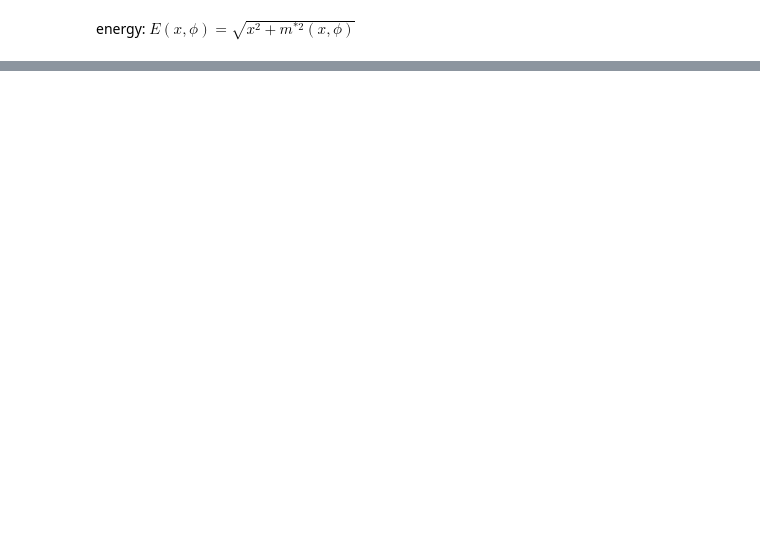
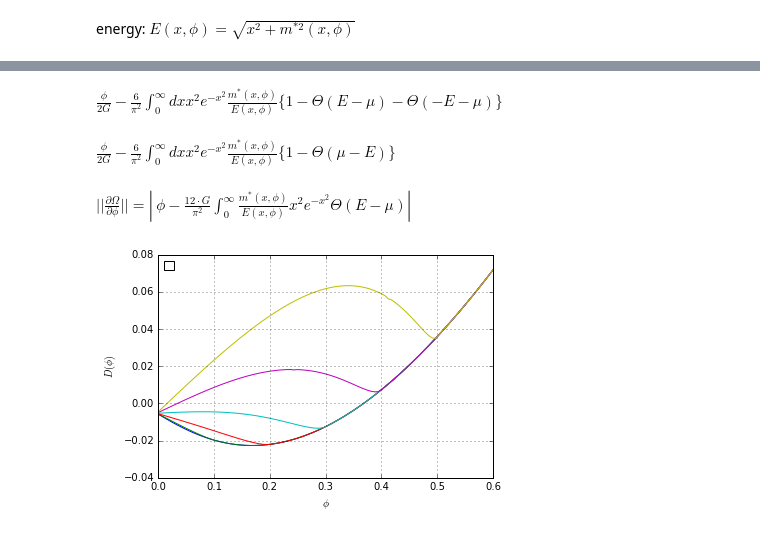
Before and after one commit to theor-mephi/quark-matter-bugrus, a Jupyter notebook: First_puzzle.ipynb, the cells around one changed output, grey strips where cells are left out. Drawn from its saved outputs; the diff is of its cells as text; code cells hidden in the pictures; blank space fills up the shorter version.

```diff
--- a/First_puzzle.ipynb
+++ b/First_puzzle.ipynb
@@ -155,5 +19,0 @@ $D(\phi,T=0)$
-# %%
-x_range=np.linspace(0,0.6,100)
-for i in range(0,6):
-    z[i]=[D(phi,i/10,0) for phi in x_range]
-    plt.plot(x_range,z[i])
@@ -162,5 +19,0 @@ for i in range(0,6):
-# %%
-x_range=np.linspace(0,0.1,100)
-for i in range(0,6):
-    z[i]=[D(phi,i/10,0) for phi in x_range]
-    plt.plot(x_range,z[i])
@@ -169,5 +19,0 @@ for i in range(0,6):
-# %%
-x_range=np.linspace(0,1,100)
-for i in range(0,6):
-    z[i]=[D(phi,i/10,0) for phi in x_range]
-    plt.plot(x_range,z[i])
@@ -207,0 +49,18 @@ plt.plot(x_range,z)
+# %% [markdown]
+$\frac{\phi}{2G}-\frac{6}{\pi^2}\int_0^\infty dxx^2e^{-x^2}\frac{m^*(x,\phi)}{E(x,\phi)}\{1-\Theta(E-\mu)-\Theta(-E-\mu)\}$
+# %% [markdown]
+$\frac{\phi}{2G}-\frac{6}{\pi^2}\int_0^\infty dxx^2e^{-x^2}\frac{m^*(x,\phi)}{E(x,\phi)}\{1-\Theta(\mu-E)\}$
+# %% [markdown]
+$||\frac{\partial \Omega}{\partial\phi}||=|\ \phi-\frac{12\cdot G}{\pi^2}\int_0^\infty\frac{m^*(x,\phi)}{E(x,\phi)}x^2e^{-x^2}\Theta(E-\mu)|$
+# %%
+def integrand(x,phi,mu,T):
+    Func=12*G/math.pi/math.pi*x*x*math.exp(-x*x)*mstar(x,phi)/E(x,phi)
+    if(T):
+        Func*=(1-math.exp(-(E(x,phi)-mu)/T)/(math.exp(-(E(x,phi)-mu)/T)+1)-math.exp(-(E(x,phi)+mu)/T)/(math.exp(-(E(x,phi)+mu)/T)+1))
+    else:
+        Func*=Theta(E(x,phi)-mu)
+    return Func
+def D(phi,mu,T):
+    N,err=integrate.quad(integrand,0,np.inf,args=(phi,mu,T))
+    N=(phi-N)*Theta(phi)
+    return N
@@ -207,0 +97,11 @@ plt.plot(x_range,z)
+# %%
+x_range=np.linspace(0.001,0.6,100)
+plt.xlabel('$\phi$')
+plt.ylabel('$D(\phi)$')
+plt.legend(('$\mu=0.0$','$\mu=0.1$','$\mu=0.2$','$\mu=0.3$','$\mu=0.4$','$\mu=0.5$'),
+           loc='upper left')
+plt.grid(True)
+for i in range(0,6):
+    plt.plot(x_range, [D(phi,i/10,0) for phi in x_range])
+# %% [output]
+[figure, added]
```
Also changed, not shown: parts of 49 cells of this notebook, 1 other file.
